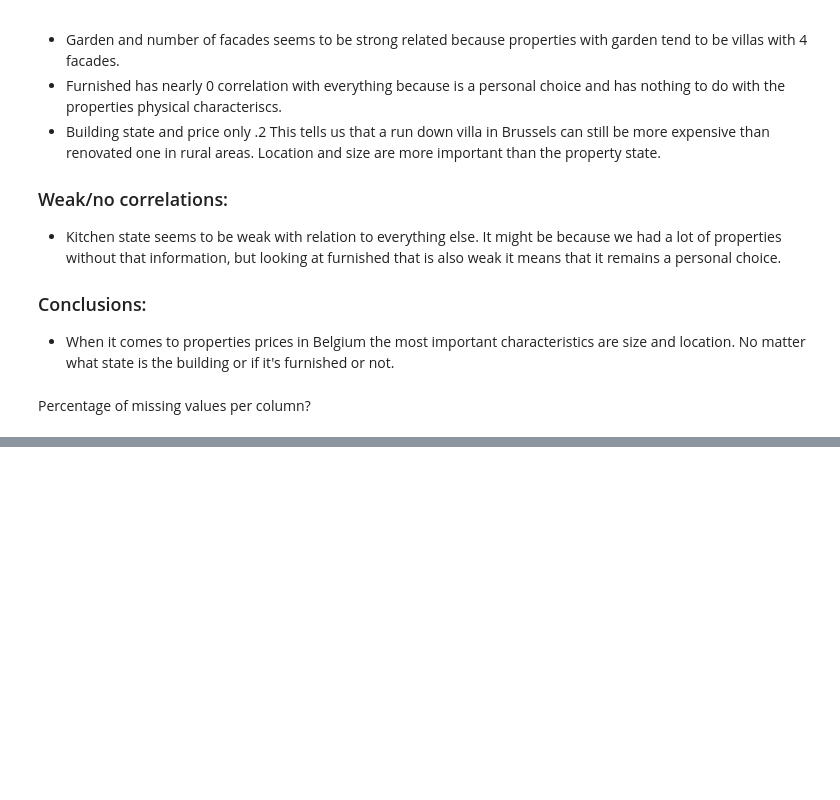
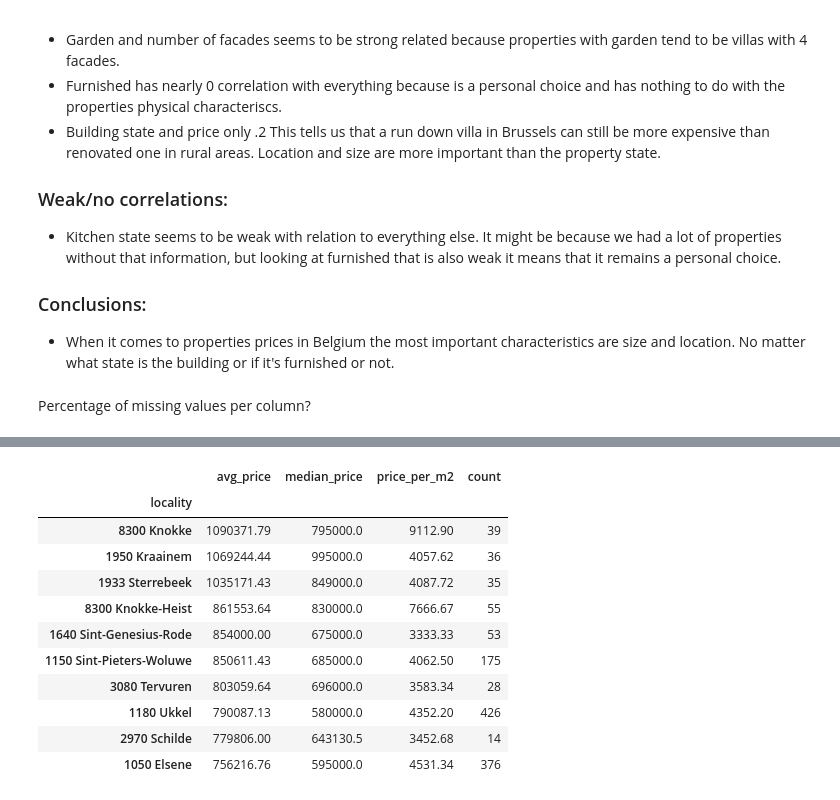
Before and after one commit to modev-git/immo-eliza, a Jupyter notebook: analysis/analysis.ipynb, the cells around one changed output, grey strips where cells are left out. Drawn from its saved outputs; the diff is of its cells as text; code cells hidden in the pictures; blank space fills up the shorter version.

```diff
--- a/analysis/analysis.ipynb
+++ b/analysis/analysis.ipynb
@@ -181,0 +299,21 @@ dtype: float64
+# %%
+#all three queries in one table
+df.groupby('locality').agg(
+    avg_price=('price_eur', 'mean'),
+    median_price=('price_eur', 'median'),
+    price_per_m2=('price_per_m2', 'median'),
+    count=('price_eur', 'count')
+).query('count >= 10').sort_values('avg_price', ascending=False).head(10).round(2)
+# %% [output]
+|  | avg_price | median_price | price_per_m2 | count |
+| locality |  |  |  |  |
+| 8300 Knokke | 1090371.79 | 795000.0 | 9112.90 | 39 |
+| 1950 Kraainem | 1069244.44 | 995000.0 | 4057.62 | 36 |
+| 1933 Sterrebeek | 1035171.43 | 849000.0 | 4087.72 | 35 |
+| 8300 Knokke-Heist | 861553.64 | 830000.0 | 7666.67 | 55 |
+| 1640 Sint-Genesius-Rode | 854000.00 | 675000.0 | 3333.33 | 53 |
+| 1150 Sint-Pieters-Woluwe | 850611.43 | 685000.0 | 4062.50 | 175 |
+| 3080 Tervuren | 803059.64 | 696000.0 | 3583.34 | 28 |
+| 1180 Ukkel | 790087.13 | 580000.0 | 4352.20 | 426 |
+| 2970 Schilde | 779806.00 | 643130.5 | 3452.68 | 14 |
+| 1050 Elsene | 756216.76 | 595000.0 | 4531.34 | 376 |
```
Also changed, not shown: parts of 26 cells of this notebook.
